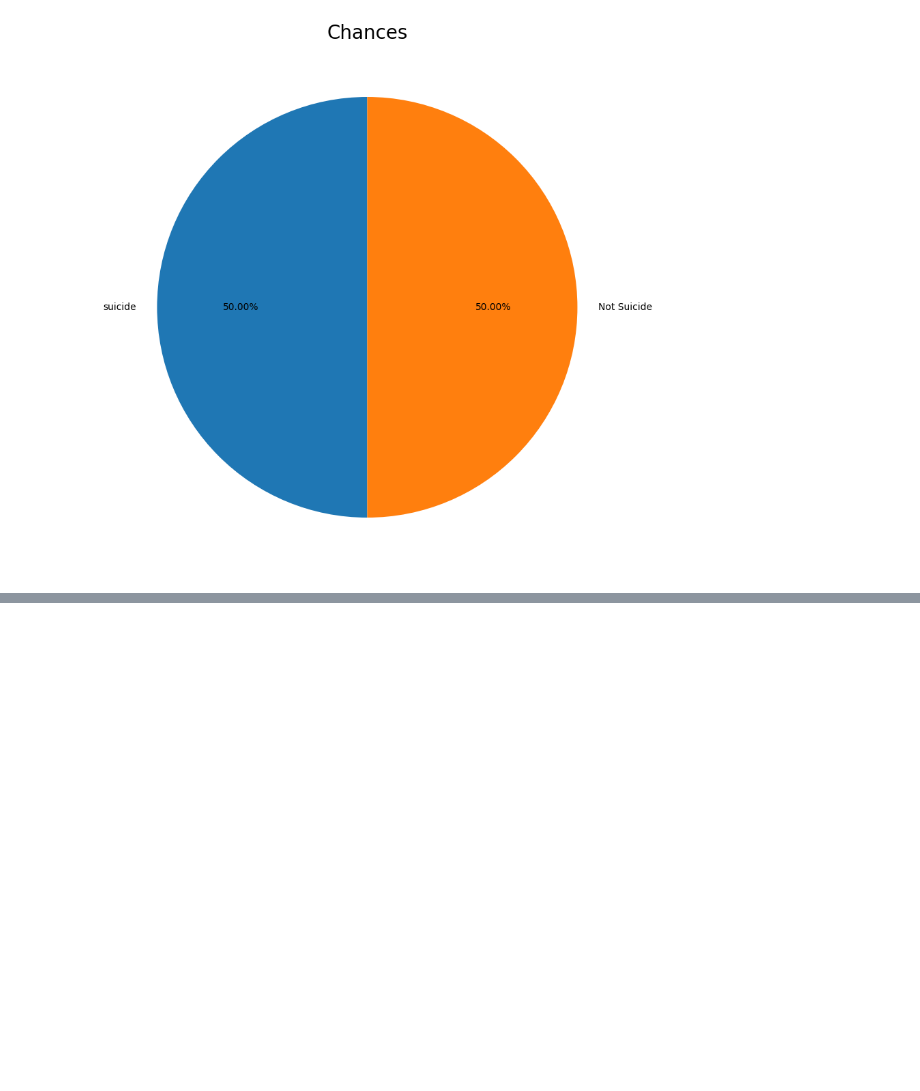
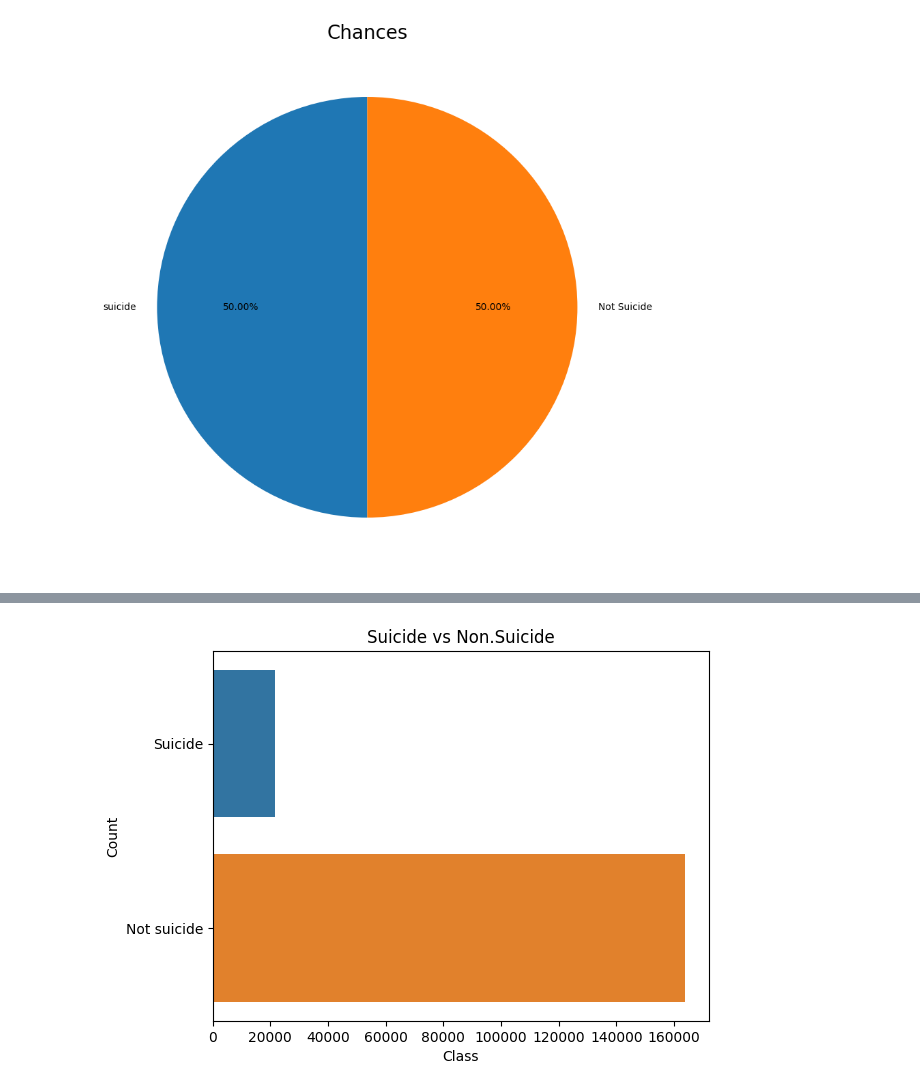
Before and after one commit to SamanthaGuillemette/SOEN471-PROJECT, a Jupyter notebook: TestFile.ipynb, the cells around one changed output, grey strips where cells are left out. Cells and saved outputs as stored; diff of their text form; code cells hidden in the pictures; blank space fills up the shorter version.

```diff
--- a/TestFile.ipynb
+++ b/TestFile.ipynb
@@ -69,0 +84,9 @@ cleaned_test_text,test_text_length=clean_text(test_data.text.compute())
+# %%
+# Create a bar plot of the counts using Seaborn
+sns.barplot(y=['Suicide', 'Not suicide'], x=[suicide_count, not_suicide_count])
+plt.title('Suicide vs Non.Suicide')
+plt.xlabel('Class')
+plt.ylabel('Count')
+plt.show()
+# %% [output]
+[figure, added]
```
Also changed, not shown: parts of 2 cells of this notebook.
